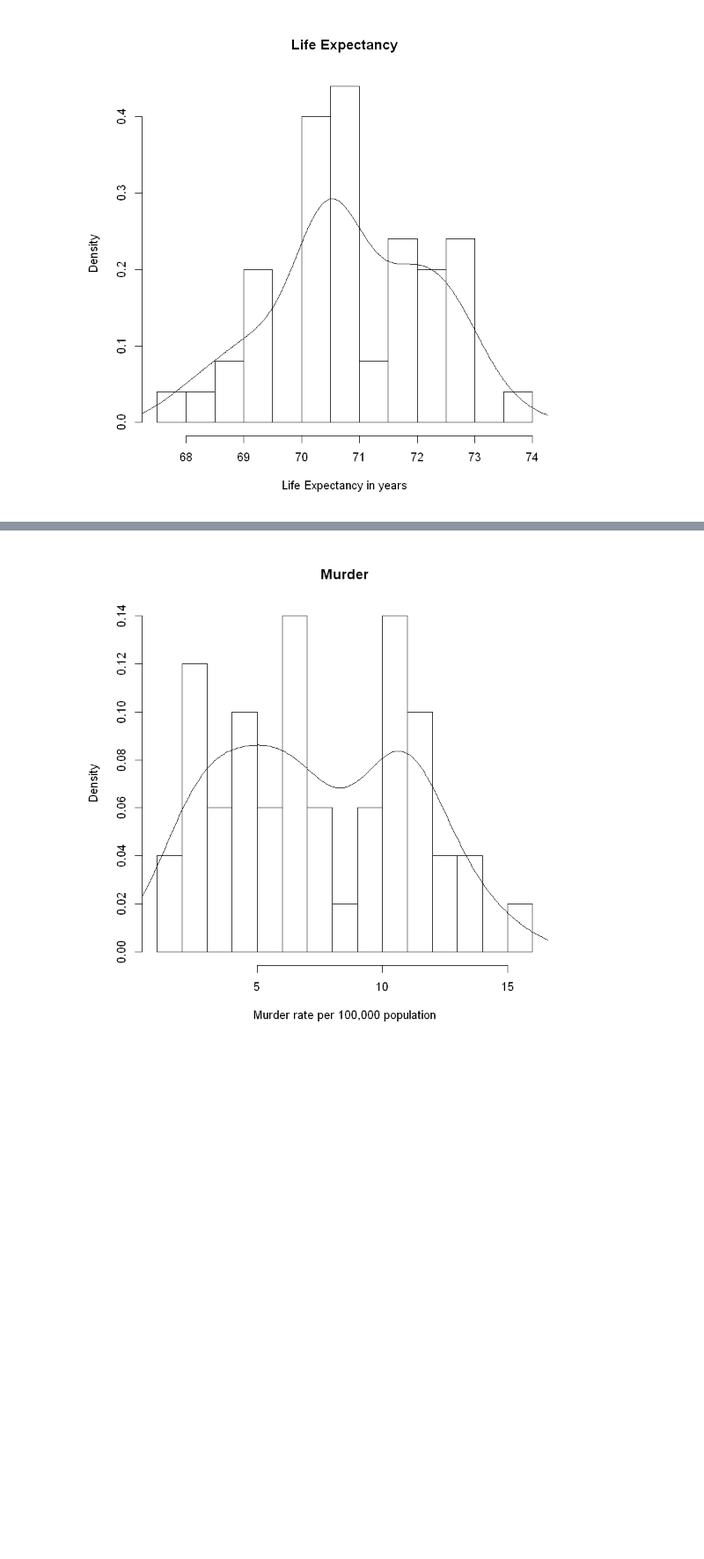
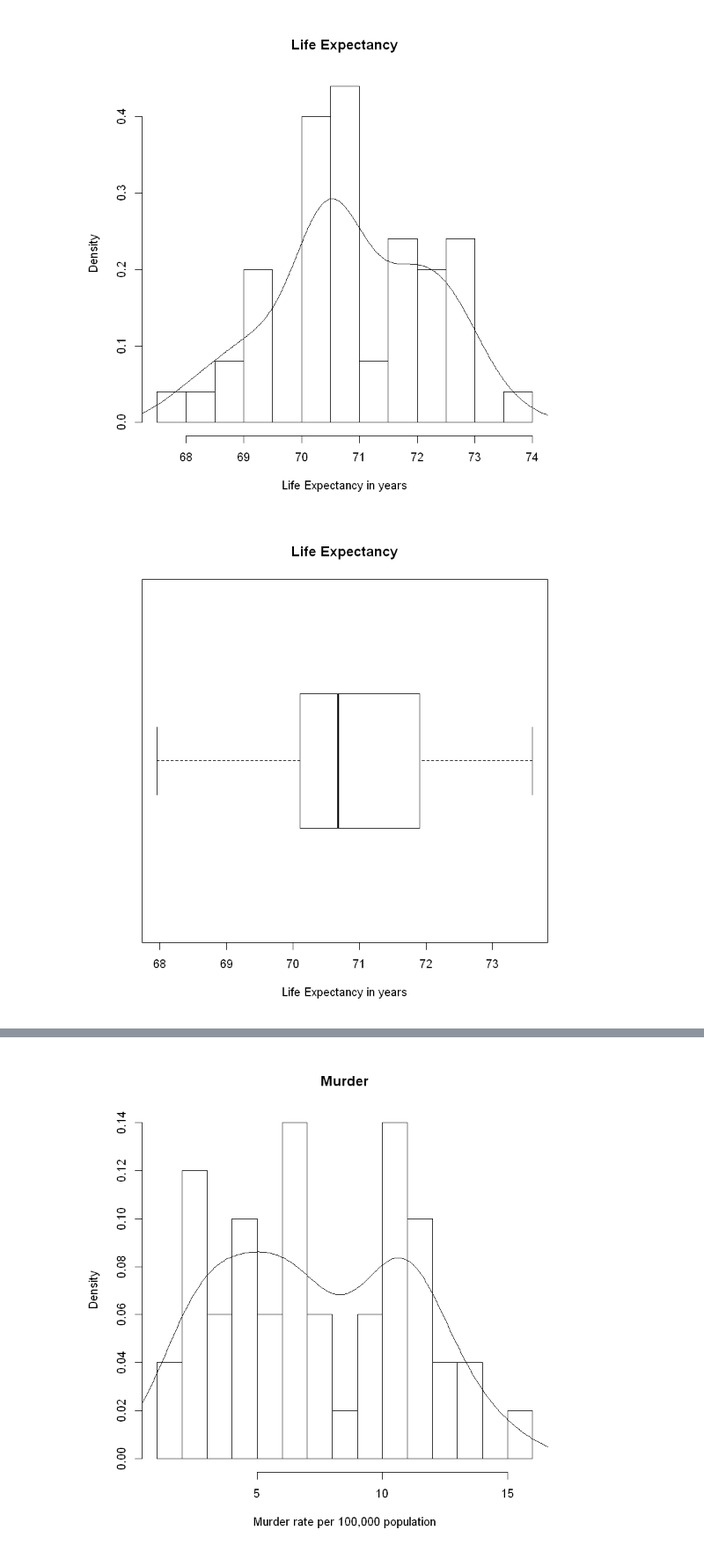
Before and after one commit to kurbaniec/everything-data-science, a Jupyter notebook: content/werkzeuge-zur-visualisierung/werkzeuge-zur-visualisierung.ipynb, the cells around one changed output, grey strips where cells are left out. Shown at 88% size. Cells and saved outputs as stored; diff of their text form; code cells hidden in the pictures; blank space fills up the shorter version.

```diff
--- a/content/werkzeuge-zur-visualisierung/werkzeuge-zur-visualisierung.ipynb
+++ b/content/werkzeuge-zur-visualisierung/werkzeuge-zur-visualisierung.ipynb
@@ -474,3 +500,7 @@ dens <- density(mystate$"Life Exp")
 lines(dens)
 # %% [output]
 [figure]
+# %%
+boxplot(mystate$"Life Exp", horizontal=TRUE, xlab="Life Expectancy in years", main="Life Expectancy")
+# %% [output]
+[figure, added]
```
Also changed, not shown: parts of 30 cells of this notebook, 30 other files.
